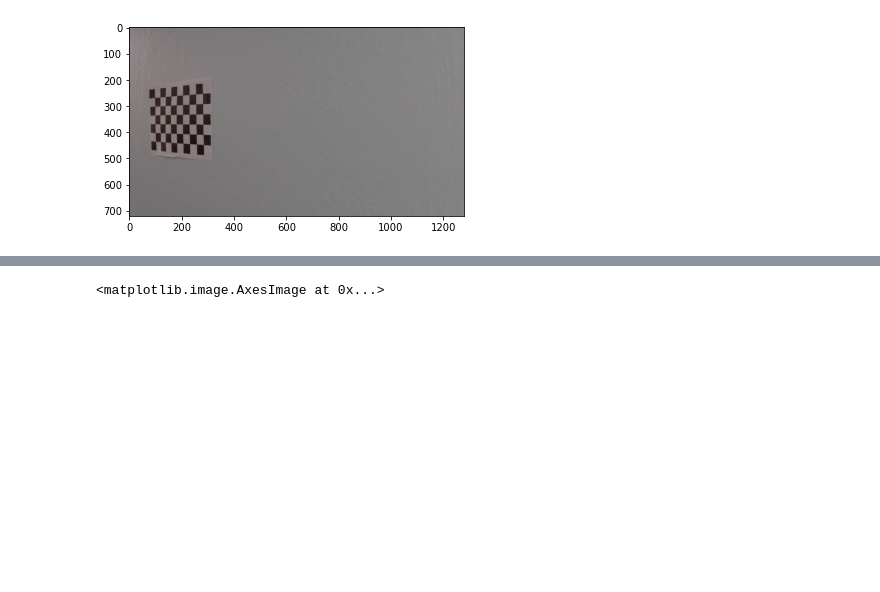
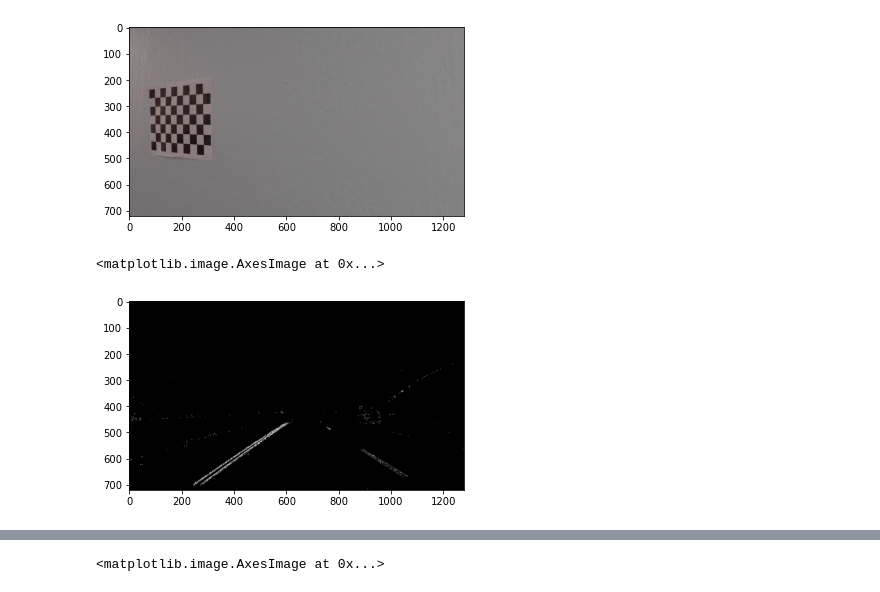
Before and after one commit to acidhills/udacity_advanced_lane_finding, a Jupyter notebook: project.ipynb, the cells around one changed output, grey strips where cells are left out. Cells and saved outputs as stored; diff of their text form; code cells hidden in the pictures; blank space fills up the shorter version.

```diff
--- a/project.ipynb
+++ b/project.ipynb
@@ -31,3 +35,9 @@ test_img = cv2.imread('test_images/test1.jpg')
+# %%
+tresholded_img = get_tresholded_img(test_img)
+plt.imshow(tresholded_img, cmap='gray')
+# %% [output]
+<matplotlib.image.AxesImage at 0x...>
+[figure, added]
 # %%
 # cv2.imshow('img',test_img)
 # cv2.waitKey(500)
```
Also changed, not shown: parts of 8 cells of this notebook, 1 other file.
